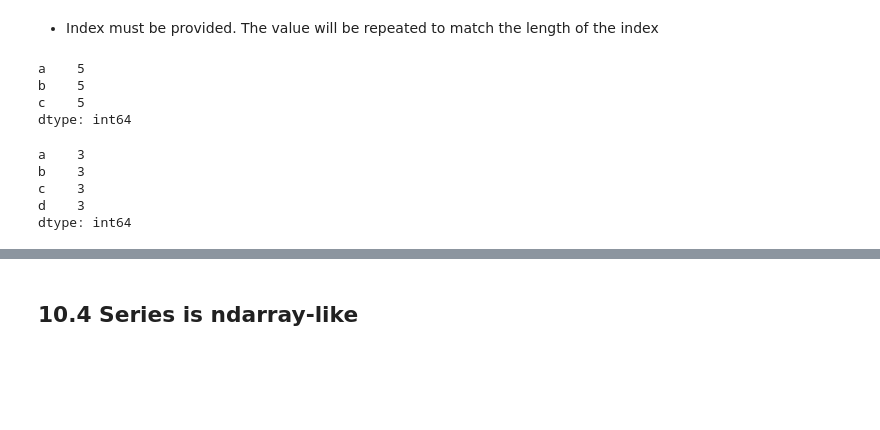
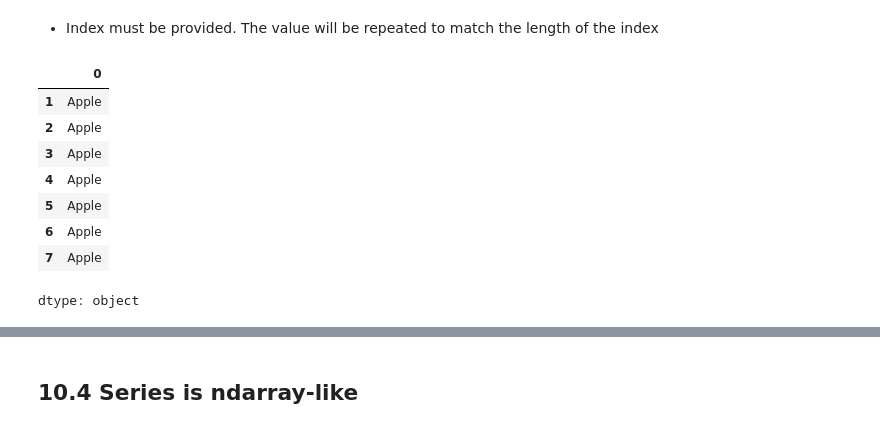
Before and after one commit to ShibaTheDog/Week1---Intro-to-Python, a Jupyter notebook: Introduction_to_Python.ipynb, the cells around one changed output, grey strips where cells are left out. Drawn from its saved outputs; the diff is of its cells as text; code cells hidden in the pictures; blank space fills up the shorter version.

```diff
--- a/Introduction_to_Python.ipynb
+++ b/Introduction_to_Python.ipynb
@@ -1235,19 +1276,18 @@ dtype: int64
 ## 10.3 Series creation from a scalar value
 # %% [markdown]
 - Index must be provided. The value will be repeated to match the length of the index
-# %%
-pd.Series(5, index = ['a', 'b', 'c'])
-# %% [output]
-a    5
-b    5
-c    5
-dtype: int64
-# %%
- x = pd.Series(3, index=['a', 'b', 'c', 'd'])
-x
-# %% [output]
-a    3
-b    3
-c    3
-d    3
-dtype: int64
+# %%
+pd.Series(5, index = ['a', 'b', 'c'])
+
+#Creating a series using a scalar value of "Apple"
+pd.Series("Apple", index = [1, 2, 3, 4, 5, 6, 7])
+# %% [output]
+|  | 0 |
+| 1 | Apple |
+| 2 | Apple |
+| 3 | Apple |
+| 4 | Apple |
+| 5 | Apple |
+| 6 | Apple |
+| 7 | Apple |
+dtype: object
```
Also changed, not shown: parts of 8 cells of this notebook.
